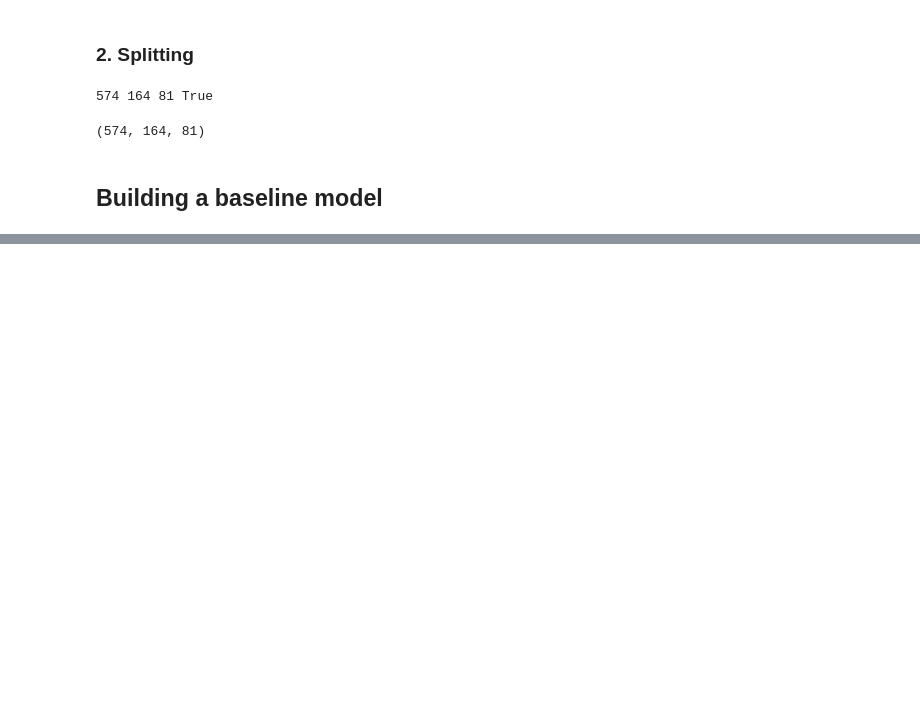
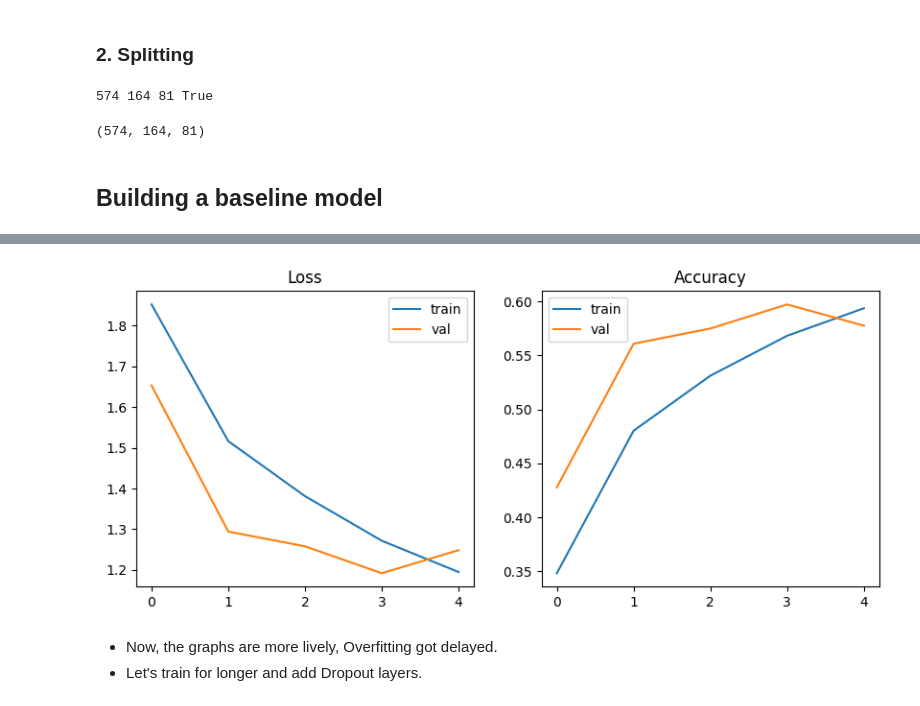
Before and after one commit to RohanVarmaRagula/Animal-Image-Classification-using-Convulutional-Neural-Networks, a Jupyter notebook: Animal_10.ipynb, the cells around one changed output, grey strips where cells are left out. Saved outputs shown, nothing was run; the diff lists cells and outputs as text; code cells hidden in the pictures; blank space fills up the shorter version.

```diff
--- a/Animal_10.ipynb
+++ b/Animal_10.ipynb
@@ -279,0 +292,37 @@ plot_loss_curves(history_1)
+# %%
+model_2 = Sequential([
+    data_augmentation_layer,
+    InputLayer(input_shape=(256, 256, 3)),
+
+    # Convulutional Base
+    # Block-1
+    Conv2D(filters=16, kernel_size=3, activation='relu'),
+    MaxPool2D(),
+
+    # Block-2
+    Conv2D(filters=32, kernel_size=3, activation='relu'),
+    MaxPool2D(),
+
+    # Block-3
+    Conv2D(filters=64, kernel_size=3, activation='relu'),
+    MaxPool2D(),
+
+    # Dense Head
+    Flatten(),
+    Dense(128, activation='relu'),
+    Dense(10, activation='softmax')
+])
+
+model_2.compile(
+    loss = 'categorical_crossentropy',
+    optimizer = 'adam',
+    metrics = ['accuracy']
+)
+
+history_2 = model_2.fit(
+    train,
+    epochs = 5,
+    steps_per_epoch = len(train),
+    validation_data = val,
+    validation_steps = len(val)
+)
@@ -279,0 +345,7 @@ plot_loss_curves(history_1)
+# %%
+plot_loss_curves(history_2)
+# %% [output]
+[figure, added]
+# %% [markdown]
+- Now, the graphs are more lively, Overfitting got delayed.
+- Let's train for longer and add Dropout layers.
```
Also changed, not shown: parts of 36 cells of this notebook, 1 other file.
